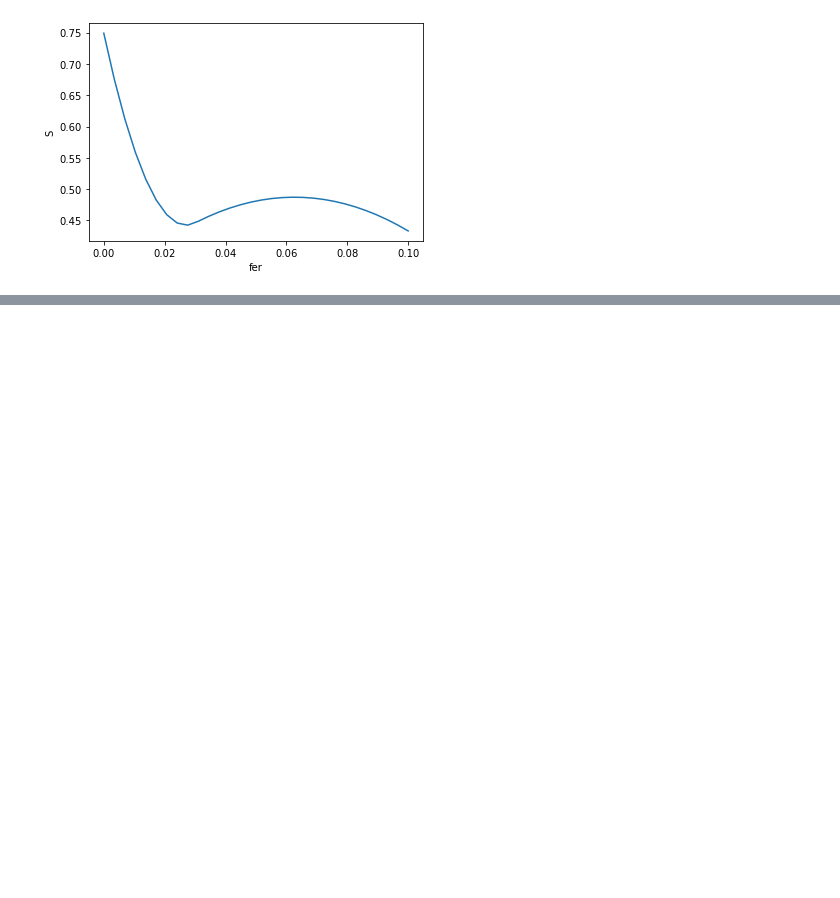
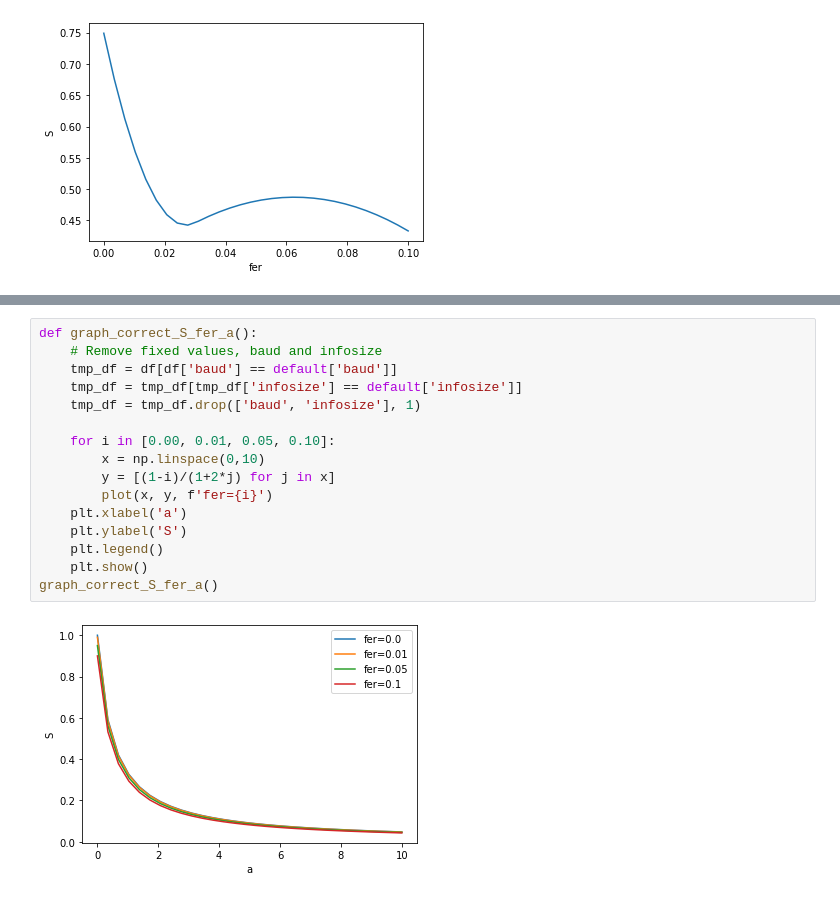
Before and after one commit to filipepcampos/feup-rc, a Jupyter notebook: projeto1/results/analysis/notebook.ipynb, the cells around one changed output, grey strips where cells are left out. Cells and saved outputs as stored; diff of their text form; blank space fills up the shorter version.

```diff
--- a/projeto1/results/analysis/notebook.ipynb
+++ b/projeto1/results/analysis/notebook.ipynb
@@ -95,0 +95,18 @@ plot_param('fer')
+# %%
+def graph_correct_S_fer_a():
+    # Remove fixed values, baud and infosize
+    tmp_df = df[df['baud'] == default['baud']]
+    tmp_df = tmp_df[tmp_df['infosize'] == default['infosize']]
+    tmp_df = tmp_df.drop(['baud', 'infosize'], 1)
+
+    for i in [0.00, 0.01, 0.05, 0.10]:
+        x = np.linspace(0,10)
+        y = [(1-i)/(1+2*j) for j in x]
+        plot(x, y, f'fer={i}')
+    plt.xlabel('a')
+    plt.ylabel('S')
+    plt.legend()
+    plt.show()
+graph_correct_S_fer_a()
+# %% [output]
+[figure, added]
```
Also changed, not shown: parts of 5 cells of this notebook.
